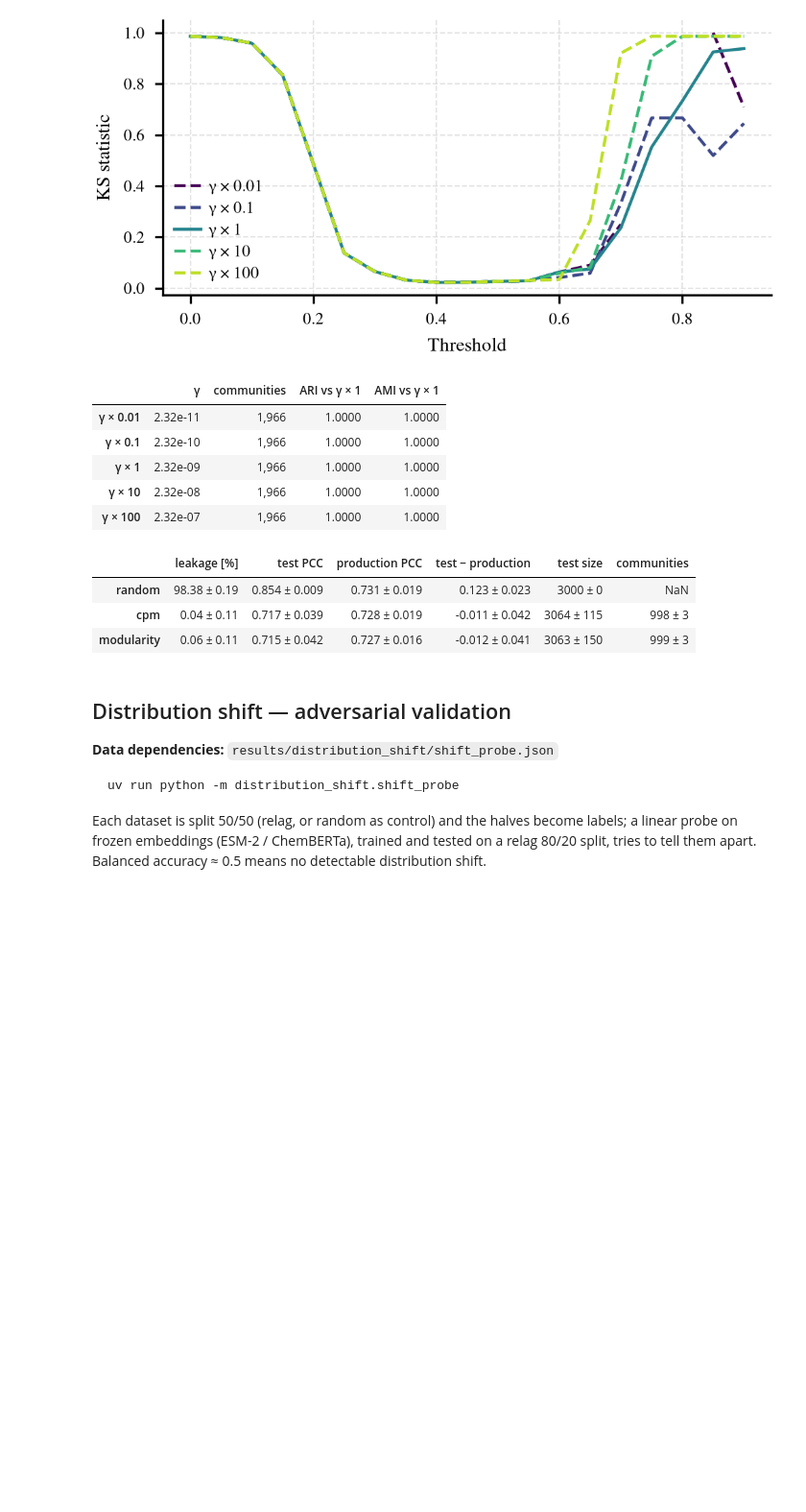
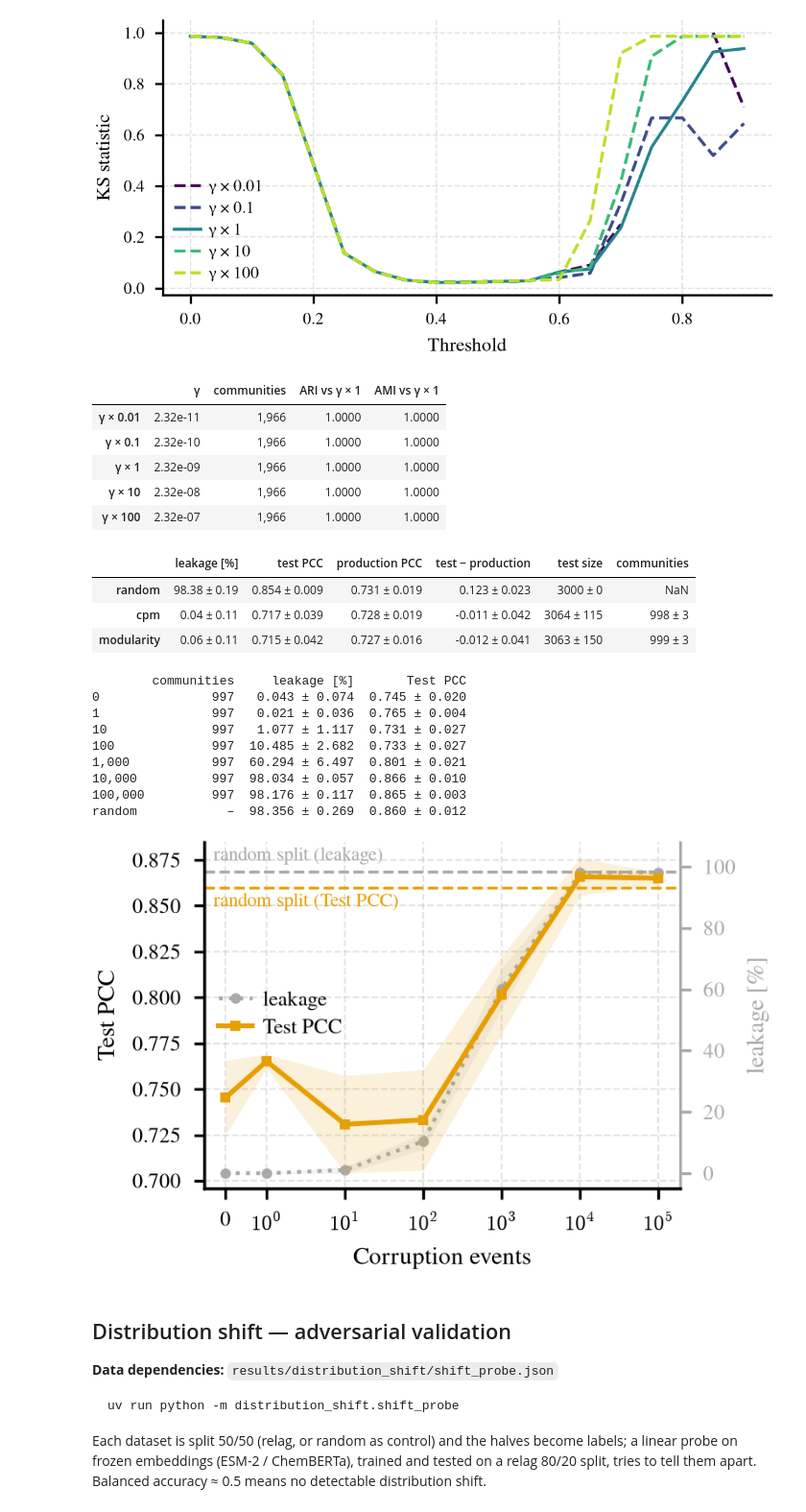
Before and after one commit to anthol42/relag-paper, a Jupyter notebook: notebooks/comparison_figures.ipynb, the cells around one changed output. Shown at 96% size. Cells and saved outputs as stored; diff of their text form; code cells hidden in the pictures; blank space fills up the shorter version.

Commit message:
Feat(Added group degradation resilience figure)

```diff
--- a/notebooks/comparison_figures.ipynb
+++ b/notebooks/comparison_figures.ipynb
@@ -1524,6 +1524,85 @@ mod_cpm_table
 | random | 98.38 ± 0.19 | 0.854 ± 0.009 | 0.731 ± 0.019 | 0.123 ± 0.023 | 3000 ± 0 | NaN |
 | cpm | 0.04 ± 0.11 | 0.717 ± 0.039 | 0.728 ± 0.019 | -0.011 ± 0.042 | 3064 ± 115 | 998 ± 3 |
 | modularity | 0.06 ± 0.11 | 0.715 ± 0.042 | 0.727 ± 0.016 | -0.012 ± 0.041 | 3063 ± 150 | 999 ± 3 |
+# %%
+# ---- Community corruption: leakage and test - production gap vs corruption events -
+# Line + band = mean ± std over repeats of relag splits on corrupted communities;
+# gray band = random split. x = cumulative number of random split / merge events.
+
+with open(Path("..") / "results" / "synthetic" / "community_corruption.json") as f:
+    corruption = json.load(f)
+
+def plot_community_corruption():
+    n_events = np.array(corruption["settings"]["n_events"])
+    x = np.where(n_events == 0, 0.3, n_events)
+    records = corruption["records"]
+    metrics = {
+        "leakage [%]": lambda r: r["leakage[%]"],
+        "Test PCC": lambda r: r["test_pcc"],
+    }
+    fig, ax_left = plt.subplots(figsize=(FIG_W * 1.2, FIG_H))
+    ax_right = ax_left.twinx()
+    styles = {"Test PCC": (ax_left, METHOD_COLOR["refnd"], "s", "-", 1.4, 3),
+              "leakage [%]": (ax_right, "darkgray", "o", ":", 1.1, 2.5)}
+    handles = []
+    for ylabel, get in metrics.items():
+        ax, color, marker, ls, lw, zorder = styles[ylabel]
+        values = np.array([[get(level) if "error" not in level else np.nan
+                            for level in r["relag"]] for r in records])
+        random = np.array([get(r["random"]) for r in records])
+        ax.axhline(random.mean(), color=color, lw=0.8, ls="--", zorder=1)
+        ax.annotate(f"random split ({ylabel.replace(' [%]', '')})", (0.02, random.mean()),
+                    xycoords=("axes fraction", "data"),
+                    xytext=(0, 1.5 if ax is ax_right else -1.5), textcoords="offset points",
+                    fontsize=5.5, color=color, va="bottom" if ax is ax_right else "top")
+        mean, std = np.nanmean(values, 0), np.nanstd(values, 0, ddof=1)
+        ax.fill_between(x, mean - std, mean + std, color=color, alpha=0.15, linewidth=0)
+        handles += ax.plot(x, mean, marker=marker, ms=3, lw=lw, ls=ls, color=color,
+                           zorder=zorder, label=ylabel.replace(" [%]", ""))
+        axis_color = "black" if ax is ax_left else color
+        ax.set_ylabel(ylabel, fontsize=7, color=axis_color)
+        ax.tick_params(axis="y", labelsize=6, colors=axis_color)
+    ax_left.set_zorder(ax_right.get_zorder() + 1)
+    ax_left.patch.set_visible(False)
+    ax_right.spines["right"].set_visible(True)
+    ax_right.spines["right"].set_color("darkgray")
+    ax_right.grid(False)
+    ax_right.set_ylim(-5, 108)
+    ax_left.set_xscale("log")
+    ax_left.set_xticks(x, ["0"] + [f"$10^{{{int(np.log10(v))}}}$" for v in n_events[1:]])
+    ax_left.minorticks_off()
+    ax_left.set_xlabel("Corruption events", fontsize=7)
+    ax_left.tick_params(axis="x", labelsize=6)
+    ax_left.legend(handles=handles, fontsize=6, loc="center left")
+    fig.tight_layout()
+
+    rows = {}
+    for i, n in enumerate(n_events):
+        levels = [r["relag"][i] for r in records if "error" not in r["relag"][i]]
+        rows[f"{n:,}"] = {
+            "communities": f"{np.mean([l['n_communities'] for l in levels]):.0f}",
+            **{k: f"{np.mean([get(l) for l in levels]):.3f} ± {np.std([get(l) for l in levels], ddof=1):.3f}"
+               for k, get in metrics.items()}}
+    rows["random"] = {"communities": "–", **{
+        k: f"{np.mean([get(r['random']) for r in records]):.3f} ± {np.std([get(r['random']) for r in records], ddof=1):.3f}"
+        for k, get in metrics.items()}}
+    print(pd.DataFrame(rows).T.to_string())
+    return fig
+
+fig = plot_community_corruption()
+plt.show()
+save_fig(fig, "community_corruption")
+# %% [output]
+        communities     leakage [%]       Test PCC
+0               997   0.043 ± 0.074  0.745 ± 0.020
+1               997   0.021 ± 0.036  0.765 ± 0.004
+10              997   1.077 ± 1.117  0.731 ± 0.027
+100             997  10.485 ± 2.682  0.733 ± 0.027
+1,000           997  60.294 ± 6.497  0.801 ± 0.021
+10,000          997  98.034 ± 0.057  0.866 ± 0.010
+100,000         997  98.176 ± 0.117  0.865 ± 0.003
+random            –  98.356 ± 0.269  0.860 ± 0.012
+[figure, added]
 # %% [markdown]
 ## Distribution shift — adversarial validation
 
```
Also changed, not shown: parts of 2 cells of this notebook, 6 other files.
